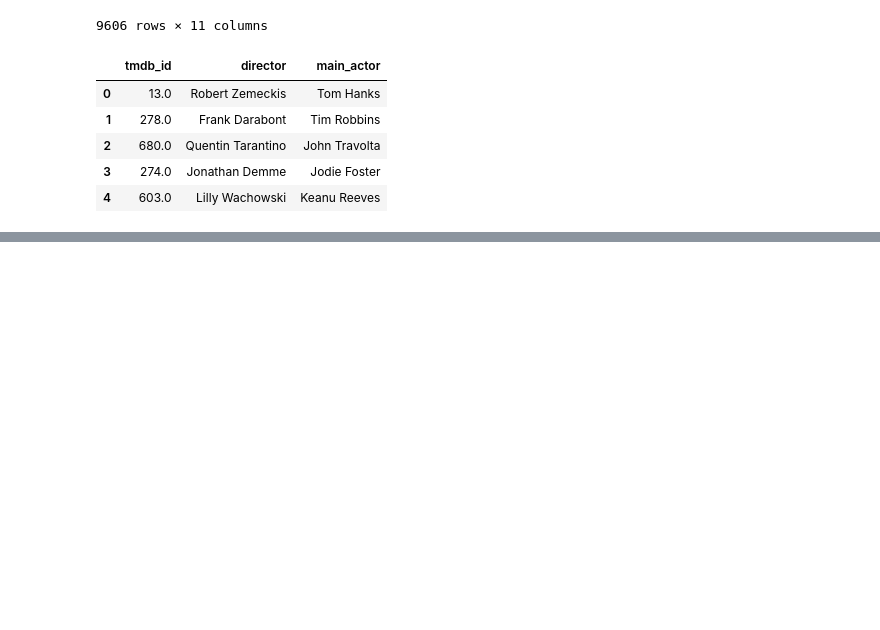
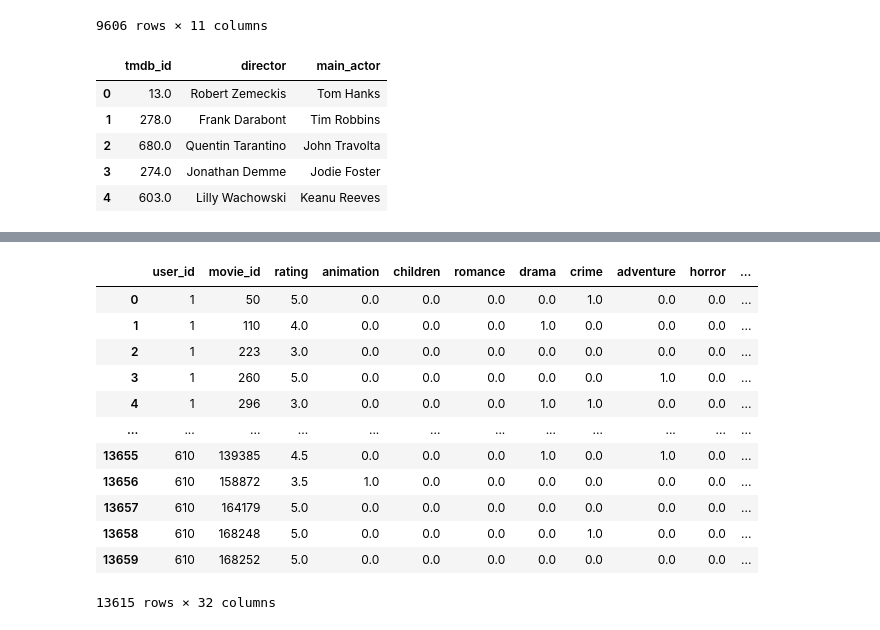
Before and after one commit to stephcia/movie-recommendation-system, a Jupyter notebook: content_based_system.ipynb, the cells around one changed output, grey strips where cells are left out. Cells and saved outputs as stored; diff of their text form; code cells hidden in the pictures; blank space fills up the shorter version.

```diff
--- a/content_based_system.ipynb
+++ b/content_based_system.ipynb
@@ -688,0 +779,16 @@ content_df
+# %%
+content_df
+# %% [output]
+|  | user_id | movie_id | rating | animation | children | romance | drama | crime | adventure | horror | ... |
+| 0 | 1 | 50 | 5.0 | 0.0 | 0.0 | 0.0 | 0.0 | 1.0 | 0.0 | 0.0 | ... |
+| 1 | 1 | 110 | 4.0 | 0.0 | 0.0 | 0.0 | 1.0 | 0.0 | 0.0 | 0.0 | ... |
+| 2 | 1 | 223 | 3.0 | 0.0 | 0.0 | 0.0 | 0.0 | 0.0 | 0.0 | 0.0 | ... |
+| 3 | 1 | 260 | 5.0 | 0.0 | 0.0 | 0.0 | 0.0 | 0.0 | 1.0 | 0.0 | ... |
+| 4 | 1 | 296 | 3.0 | 0.0 | 0.0 | 0.0 | 1.0 | 1.0 | 0.0 | 0.0 | ... |
+| ... | ... | ... | ... | ... | ... | ... | ... | ... | ... | ... | ... |
+| 13655 | 610 | 139385 | 4.5 | 0.0 | 0.0 | 0.0 | 1.0 | 0.0 | 1.0 | 0.0 | ... |
+| 13656 | 610 | 158872 | 3.5 | 1.0 | 0.0 | 0.0 | 0.0 | 0.0 | 0.0 | 0.0 | ... |
+| 13657 | 610 | 164179 | 5.0 | 0.0 | 0.0 | 0.0 | 0.0 | 0.0 | 0.0 | 0.0 | ... |
+| 13658 | 610 | 168248 | 5.0 | 0.0 | 0.0 | 0.0 | 0.0 | 1.0 | 0.0 | 0.0 | ... |
+| 13659 | 610 | 168252 | 5.0 | 0.0 | 0.0 | 0.0 | 0.0 | 0.0 | 0.0 | 0.0 | ... |
+13615 rows × 32 columns
```
Also changed, not shown: parts of 20 cells of this notebook.
